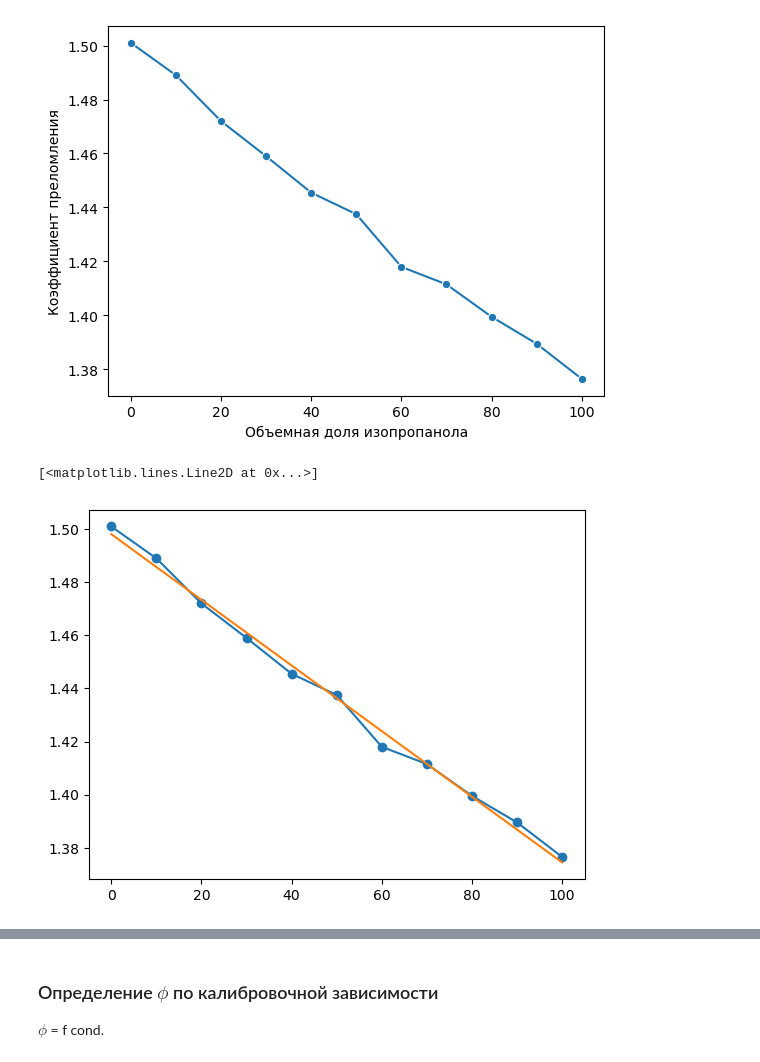
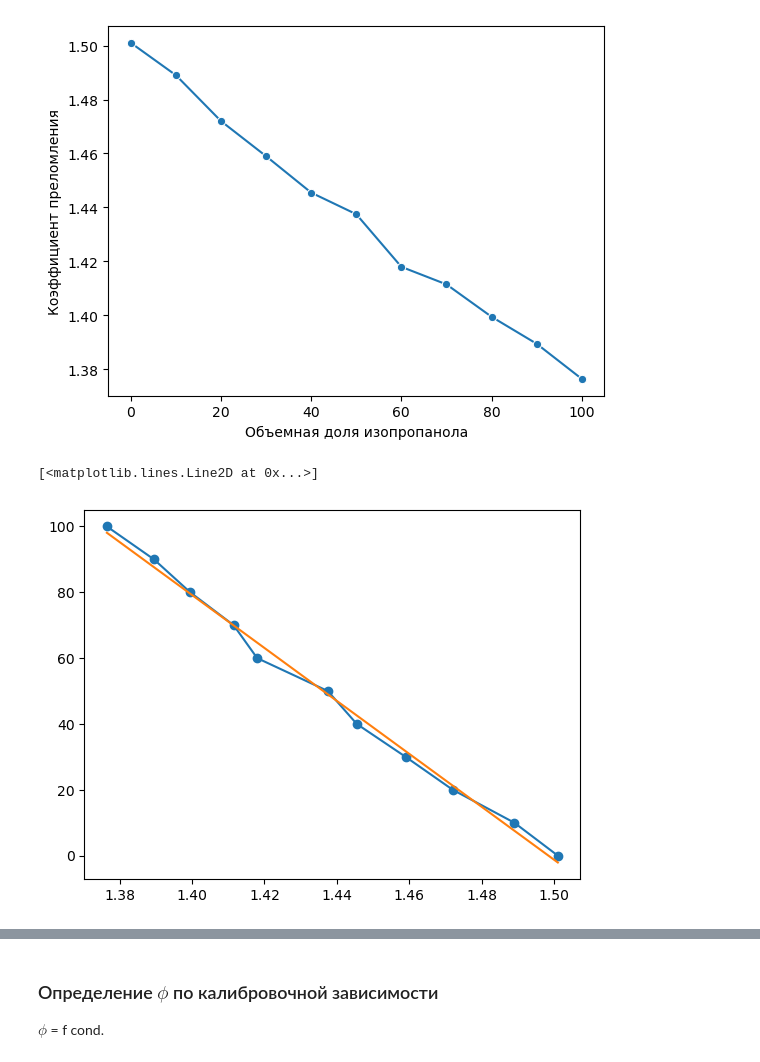
Before and after one commit to ifidontrelapse/MSUPractice, a Jupyter notebook: PhysChemPrac/пар-жидкость/vapour-liquid.ipynb, the cells around one changed output, grey strips where cells are left out. Saved outputs shown, nothing was run; the diff lists cells and outputs as text; code cells hidden in the pictures.

```diff
--- a/PhysChemPrac/пар-жидкость/vapour-liquid.ipynb
+++ b/PhysChemPrac/пар-жидкость/vapour-liquid.ipynb
@@ -85,22 +85,20 @@ plt.show()
 # %% [output]
 [figure]
 # %%
-x = data['f2'].values.reshape(-1, 1)
-y = data['n init.'].values.reshape(-1, 1)
+y = data['f2'].values.reshape(-1, 1)
+x = data['n init.'].values.reshape(-1, 1)
 
 model = LinearRegression(fit_intercept=True)
 model.fit(x, y)
 
 w = model.coef_
 b = model.intercept_
 
-print(r)
-
 plt.plot(x, y, marker='o')
 plt.plot(x, w*x + b)
 # %% [output]
 [<matplotlib.lines.Line2D at 0x...>]
-[figure, old version]
+[figure, new version]
 # %%
 y_pred = model.predict(x)
 
```
Also changed, not shown: parts of 5 cells of this notebook.
